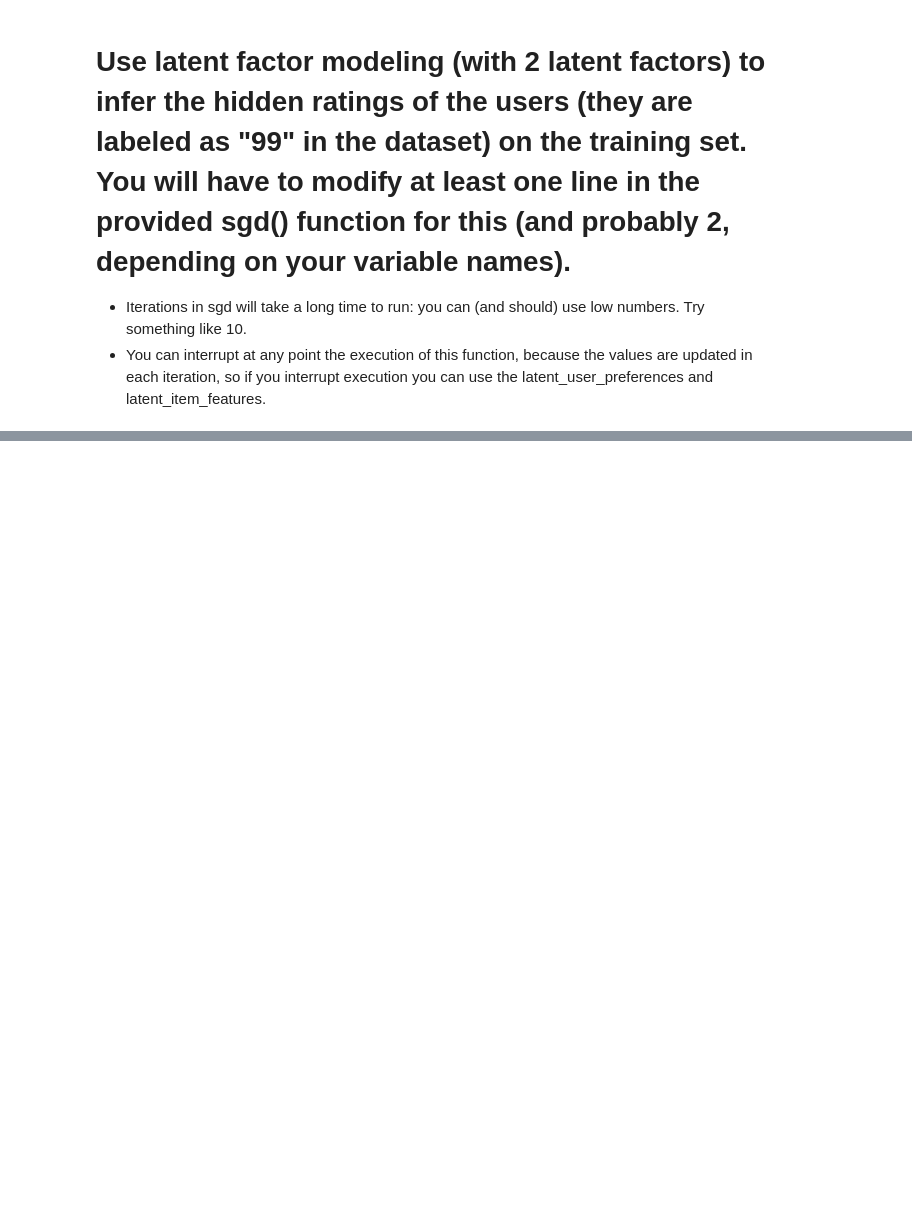
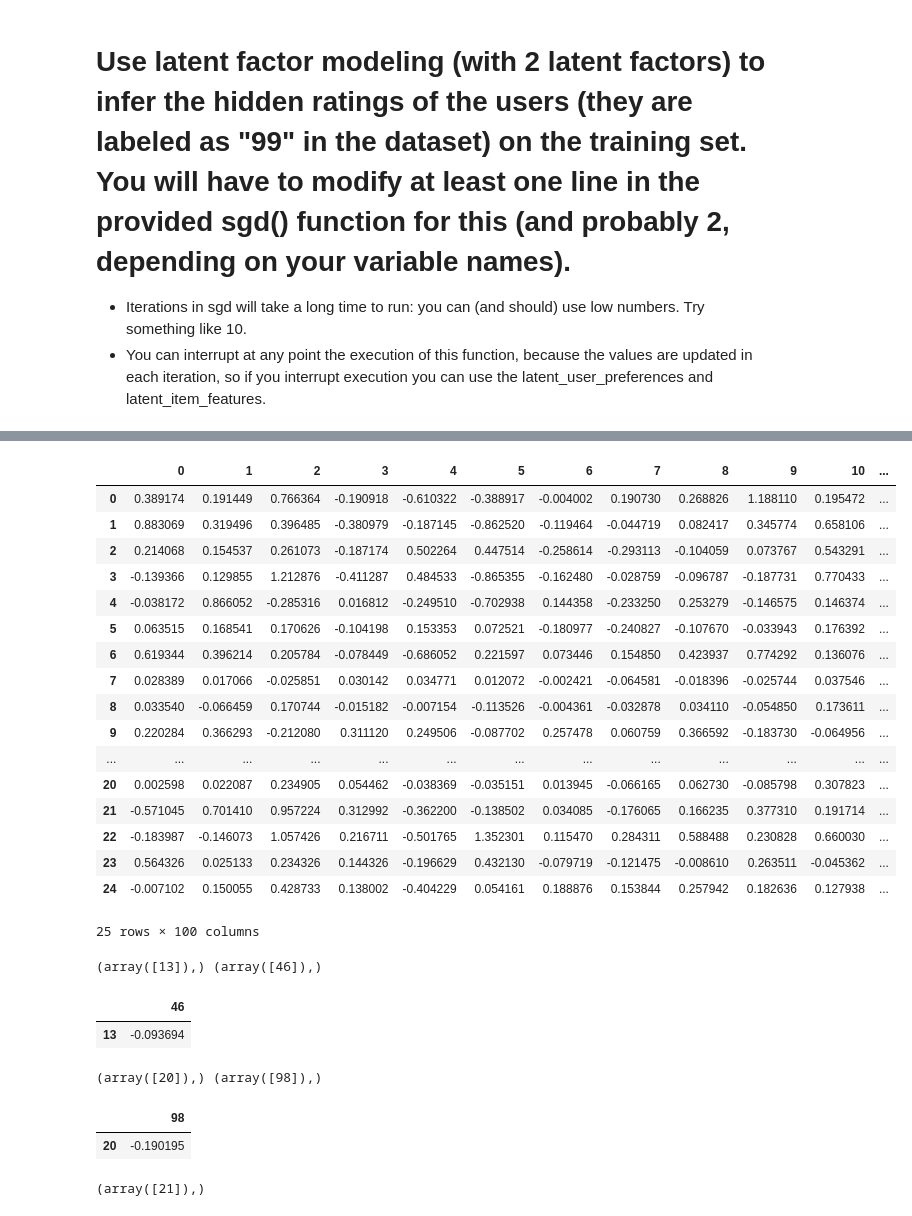
Before and after one commit to hfsuluova/CE888, a Jupyter notebook: Lab4/my_recommender.ipynb, the cells around one changed output, grey strips where cells are left out. Cells and saved outputs as stored; diff of their text form; code cells hidden in the pictures; blank space fills up the shorter version.

```diff
--- a/Lab4/my_recommender.ipynb
+++ b/Lab4/my_recommender.ipynb
@@ -136,0 +361,6 @@ new_arr[idx[0][0], idx[1][0]]
+# %%
+users_pref= copy_users.values
+items_lf= copy_items.values
+
+ratings = users_pref.dot(items_lf.T)
+ratings_df= pd.DataFrame(ratings)
@@ -136,0 +375,49 @@ new_arr[idx[0][0], idx[1][0]]
+# %%
+ratings_df
+# %% [output]
+|  | 0 | 1 | 2 | 3 | 4 | 5 | 6 | 7 | 8 | 9 | 10 | ... |
+| 0 | 0.389174 | 0.191449 | 0.766364 | -0.190918 | -0.610322 | -0.388917 | -0.004002 | 0.190730 | 0.268826 | 1.188110 | 0.195472 | ... |
+| 1 | 0.883069 | 0.319496 | 0.396485 | -0.380979 | -0.187145 | -0.862520 | -0.119464 | -0.044719 | 0.082417 | 0.345774 | 0.658106 | ... |
+| 2 | 0.214068 | 0.154537 | 0.261073 | -0.187174 | 0.502264 | 0.447514 | -0.258614 | -0.293113 | -0.104059 | 0.073767 | 0.543291 | ... |
+| 3 | -0.139366 | 0.129855 | 1.212876 | -0.411287 | 0.484533 | -0.865355 | -0.162480 | -0.028759 | -0.096787 | -0.187731 | 0.770433 | ... |
+| 4 | -0.038172 | 0.866052 | -0.285316 | 0.016812 | -0.249510 | -0.702938 | 0.144358 | -0.233250 | 0.253279 | -0.146575 | 0.146374 | ... |
+| 5 | 0.063515 | 0.168541 | 0.170626 | -0.104198 | 0.153353 | 0.072521 | -0.180977 | -0.240827 | -0.107670 | -0.033943 | 0.176392 | ... |
+| 6 | 0.619344 | 0.396214 | 0.205784 | -0.078449 | -0.686052 | 0.221597 | 0.073446 | 0.154850 | 0.423937 | 0.774292 | 0.136076 | ... |
+| 7 | 0.028389 | 0.017066 | -0.025851 | 0.030142 | 0.034771 | 0.012072 | -0.002421 | -0.064581 | -0.018396 | -0.025744 | 0.037546 | ... |
+| 8 | 0.033540 | -0.066459 | 0.170744 | -0.015182 | -0.007154 | -0.113526 | -0.004361 | -0.032878 | 0.034110 | -0.054850 | 0.173611 | ... |
+| 9 | 0.220284 | 0.366293 | -0.212080 | 0.311120 | 0.249506 | -0.087702 | 0.257478 | 0.060759 | 0.366592 | -0.183730 | -0.064956 | ... |
+| ... | ... | ... | ... | ... | ... | ... | ... | ... | ... | ... | ... | ... |
+| 20 | 0.002598 | 0.022087 | 0.234905 | 0.054462 | -0.038369 | -0.035151 | 0.013945 | -0.066165 | 0.062730 | -0.085798 | 0.307823 | ... |
+| 21 | -0.571045 | 0.701410 | 0.957224 | 0.312992 | -0.362200 | -0.138502 | 0.034085 | -0.176065 | 0.166235 | 0.377310 | 0.191714 | ... |
+| 22 | -0.183987 | -0.146073 | 1.057426 | 0.216711 | -0.501765 | 1.352301 | 0.115470 | 0.284311 | 0.588488 | 0.230828 | 0.660030 | ... |
+| 23 | 0.564326 | 0.025133 | 0.234326 | 0.144326 | -0.196629 | 0.432130 | -0.079719 | -0.121475 | -0.008610 | 0.263511 | -0.045362 | ... |
+| 24 | -0.007102 | 0.150055 | 0.428733 | 0.138002 | -0.404229 | 0.054161 | 0.188876 | 0.153844 | 0.257942 | 0.182636 | 0.127938 | ... |
+25 rows × 100 columns
+# %%
+us_id = quiz_movie_usr['User'].values
+it_id = quiz_movie_itm['Movie ID'].values
+
+resx =np.where(us_id == 2848)
+resy=np.where(it_id == 585)
+print(resx, resy)
+# %% [output]
+(array([13]),) (array([46]),)
+# %%
+ratings_df.iloc[resx[0],resy[0]]
+# %% [output]
+|  | 46 |
+| 13 | -0.093694 |
+# %%
+recx =np.where(us_id == 525)
+recy=np.where(it_id == 36658)
+print(recx, recy)
+ratings_df.iloc[recx[0],recy[0]]
+# %% [output]
+(array([20]),) (array([98]),)
+|  | 98 |
+| 20 | -0.190195 |
+# %%
+rec=np.where(us_id == 4327)
+print(rec)
+# %% [output]
+(array([21]),)
```
Also changed, not shown: parts of 33 cells of this notebook.
